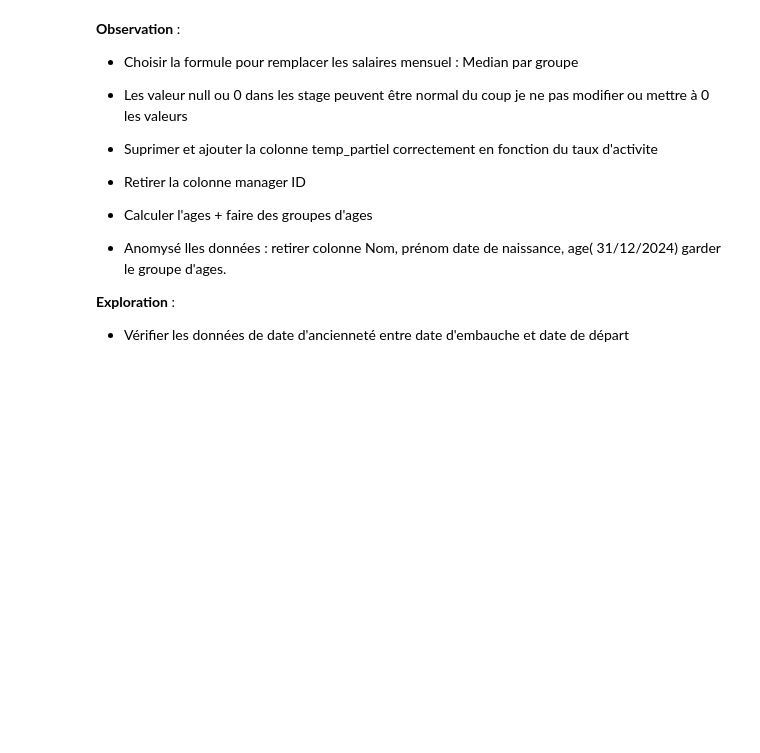
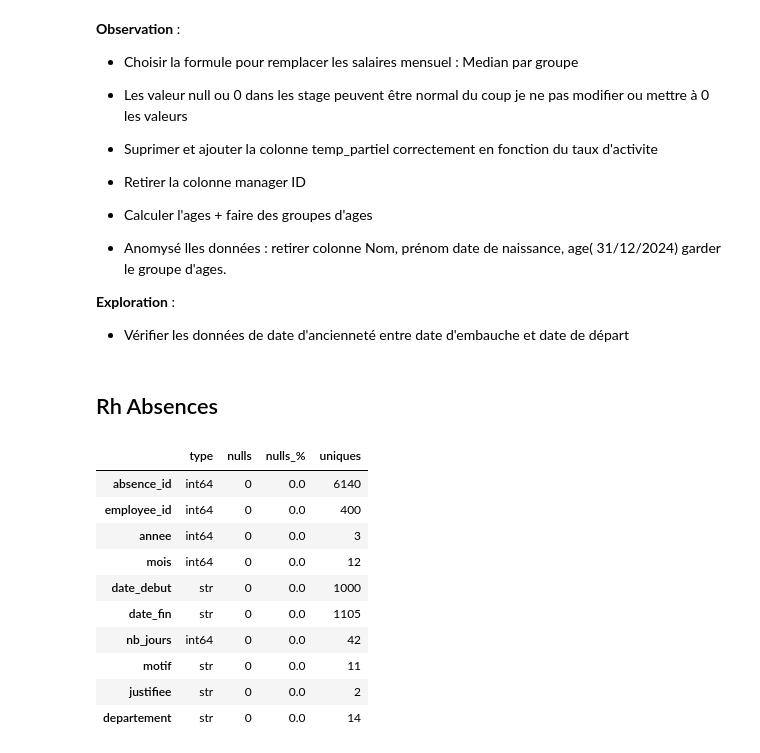
Before and after one commit to BrAk10/Projet-Data-RH, a Jupyter notebook: Code Python.ipynb, the cells around one changed output. Saved outputs shown, nothing was run; the diff lists cells and outputs as text; code cells hidden in the pictures; blank space fills up the shorter version.

```diff
--- a/Code Python.ipynb
+++ b/Code Python.ipynb
@@ -311,3 +315,25 @@ rh_employees[rh_employees['anciennete_annees'] < 0 ]
 **Exploration** :
 
 * Vérifier les données de date d'ancienneté entre date d'embauche et date de départ
+# %% [markdown]
+## Rh Absences
+# %%
+detail = pd.DataFrame({
+    'type': rh_absences.dtypes,
+    'nulls': rh_absences.isna().sum(),
+    'nulls_%': (rh_absences.isna().mean() * 100).round(2),
+    'uniques': rh_absences.nunique(),
+})
+display(detail)
+# %% [output]
+|  | type | nulls | nulls_% | uniques |
+| absence_id | int64 | 0 | 0.0 | 6140 |
+| employee_id | int64 | 0 | 0.0 | 400 |
+| annee | int64 | 0 | 0.0 | 3 |
+| mois | int64 | 0 | 0.0 | 12 |
+| date_debut | str | 0 | 0.0 | 1000 |
+| date_fin | str | 0 | 0.0 | 1105 |
+| nb_jours | int64 | 0 | 0.0 | 42 |
+| motif | str | 0 | 0.0 | 11 |
+| justifiee | str | 0 | 0.0 | 2 |
+| departement | str | 0 | 0.0 | 14 |
```
Also changed, not shown: parts of 14 cells of this notebook.
